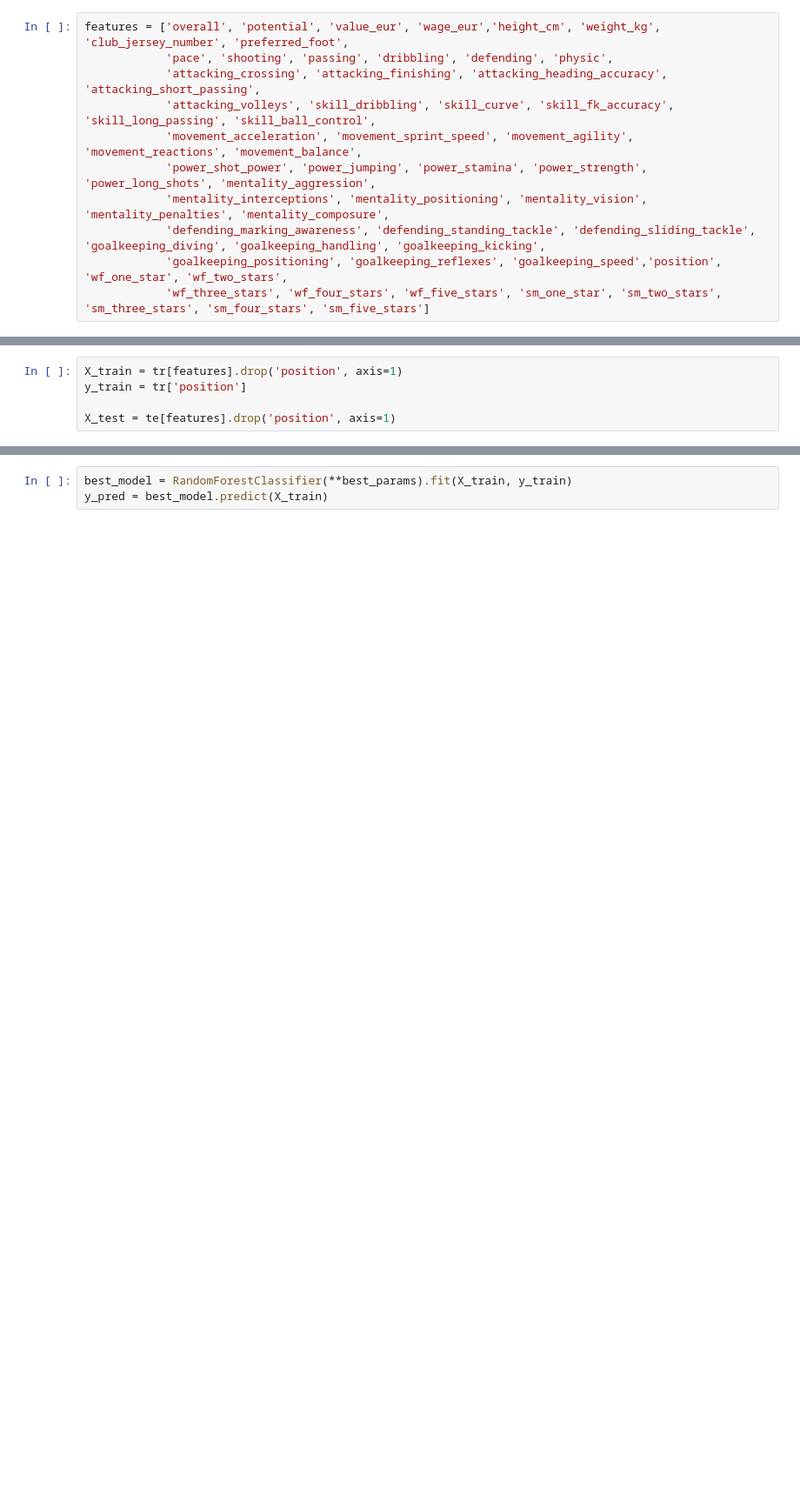
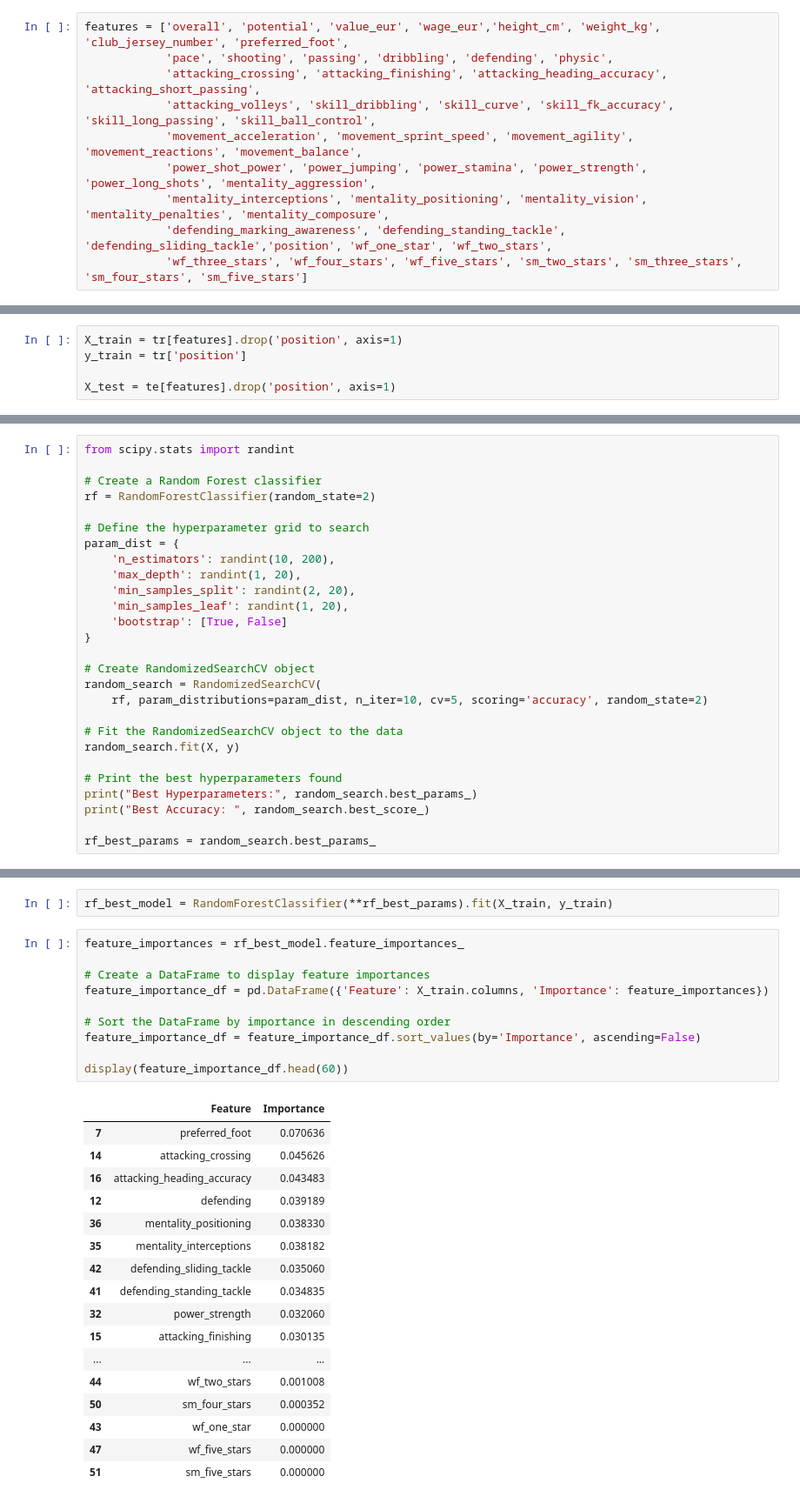
Before and after one commit to mhandt9/football-pos-prediction, a Jupyter notebook: balling.ipynb, the cells around one changed output, grey strips where cells are left out. Shown at 87% size. Cells and saved outputs as stored; diff of their text form; blank space fills up the shorter version.

Commit message:
Added separate GK pred + RF param tuning

```diff
--- a/balling.ipynb
+++ b/balling.ipynb
@@ -642,9 +673,8 @@ features = ['overall', 'potential', 'value_eur', 'wage_eur','height_cm', 'weight
             'movement_acceleration', 'movement_sprint_speed', 'movement_agility', 'movement_reactions', 'movement_balance',
             'power_shot_power', 'power_jumping', 'power_stamina', 'power_strength', 'power_long_shots', 'mentality_aggression',
             'mentality_interceptions', 'mentality_positioning', 'mentality_vision', 'mentality_penalties', 'mentality_composure',
-            'defending_marking_awareness', 'defending_standing_tackle', 'defending_sliding_tackle', 'goalkeeping_diving', 'goalkeeping_handling', 'goalkeeping_kicking',
-            'goalkeeping_positioning', 'goalkeeping_reflexes', 'goalkeeping_speed','position', 'wf_one_star', 'wf_two_stars',
-            'wf_three_stars', 'wf_four_stars', 'wf_five_stars', 'sm_one_star', 'sm_two_stars', 'sm_three_stars', 'sm_four_stars', 'sm_five_stars']
+            'defending_marking_awareness', 'defending_standing_tackle', 'defending_sliding_tackle','position', 'wf_one_star', 'wf_two_stars',
+            'wf_three_stars', 'wf_four_stars', 'wf_five_stars', 'sm_two_stars', 'sm_three_stars', 'sm_four_stars', 'sm_five_stars']
 # %%
 X = tr[features].drop('position', axis=1)
 y = tr['position']
@@ -783,0 +746,27 @@ X_test = te[features].drop('position', axis=1)
+# %%
+from scipy.stats import randint
+
+# Create a Random Forest classifier
+rf = RandomForestClassifier(random_state=2)
+
+# Define the hyperparameter grid to search
+param_dist = {
+    'n_estimators': randint(10, 200),
+    'max_depth': randint(1, 20),
+    'min_samples_split': randint(2, 20),
+    'min_samples_leaf': randint(1, 20),
+    'bootstrap': [True, False]
+}
+
+# Create RandomizedSearchCV object
+random_search = RandomizedSearchCV(
+    rf, param_distributions=param_dist, n_iter=10, cv=5, scoring='accuracy', random_state=2)
+
+# Fit the RandomizedSearchCV object to the data
+random_search.fit(X, y)
+
+# Print the best hyperparameters found
+print("Best Hyperparameters:", random_search.best_params_)
+print("Best Accuracy: ", random_search.best_score_)
+
+rf_best_params = random_search.best_params_
@@ -784,4 +784,31 @@ X_test = te[features].drop('position', axis=1)
 # %%
-best_model = RandomForestClassifier(**best_params).fit(X_train, y_train)
-y_pred = best_model.predict(X_train)
+rf_best_model = RandomForestClassifier(**rf_best_params).fit(X_train, y_train)
+# %%
+feature_importances = rf_best_model.feature_importances_
+
+# Create a DataFrame to display feature importances
+feature_importance_df = pd.DataFrame({'Feature': X_train.columns, 'Importance': feature_importances})
+
+# Sort the DataFrame by importance in descending order
+feature_importance_df = feature_importance_df.sort_values(by='Importance', ascending=False)
+
+display(feature_importance_df.head(60))
+# %% [output]
+|  | Feature | Importance |
+| 7 | preferred_foot | 0.070636 |
+| 14 | attacking_crossing | 0.045626 |
+| 16 | attacking_heading_accuracy | 0.043483 |
+| 12 | defending | 0.039189 |
+| 36 | mentality_positioning | 0.038330 |
+| 35 | mentality_interceptions | 0.038182 |
+| 42 | defending_sliding_tackle | 0.035060 |
+| 41 | defending_standing_tackle | 0.034835 |
+| 32 | power_strength | 0.032060 |
+| 15 | attacking_finishing | 0.030135 |
+| ... | ... | ... |
+| 44 | wf_two_stars | 0.001008 |
+| 50 | sm_four_stars | 0.000352 |
+| 43 | wf_one_star | 0.000000 |
+| 47 | wf_five_stars | 0.000000 |
+| 51 | sm_five_stars | 0.000000 |
 # %%
```
Also changed, not shown: parts of 37 cells of this notebook.
